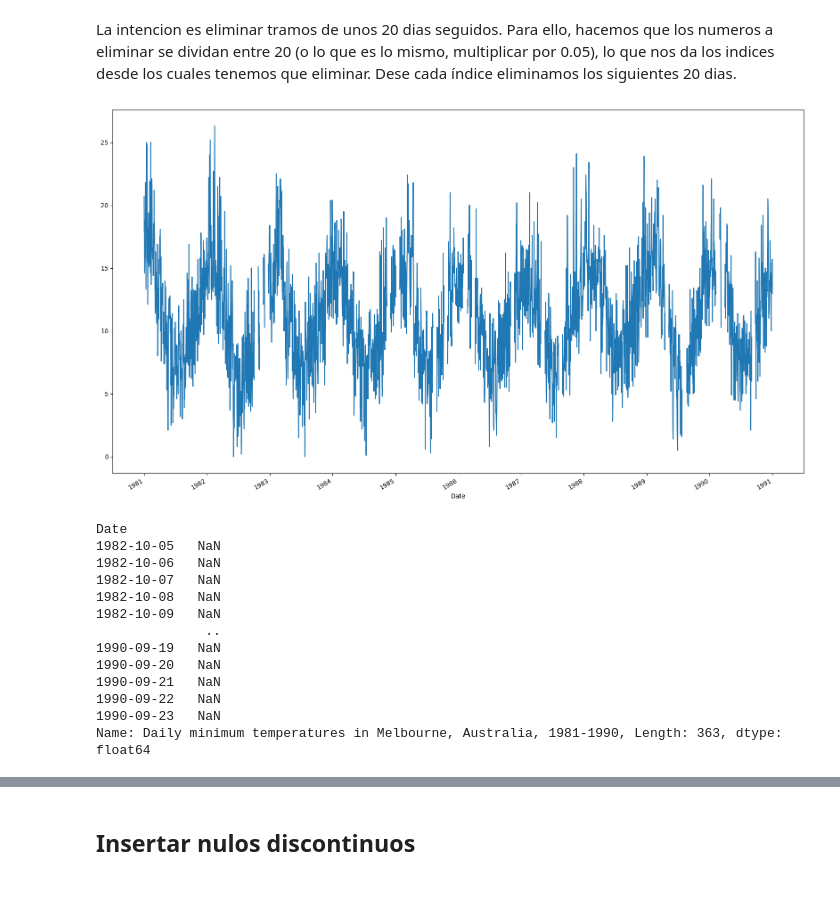
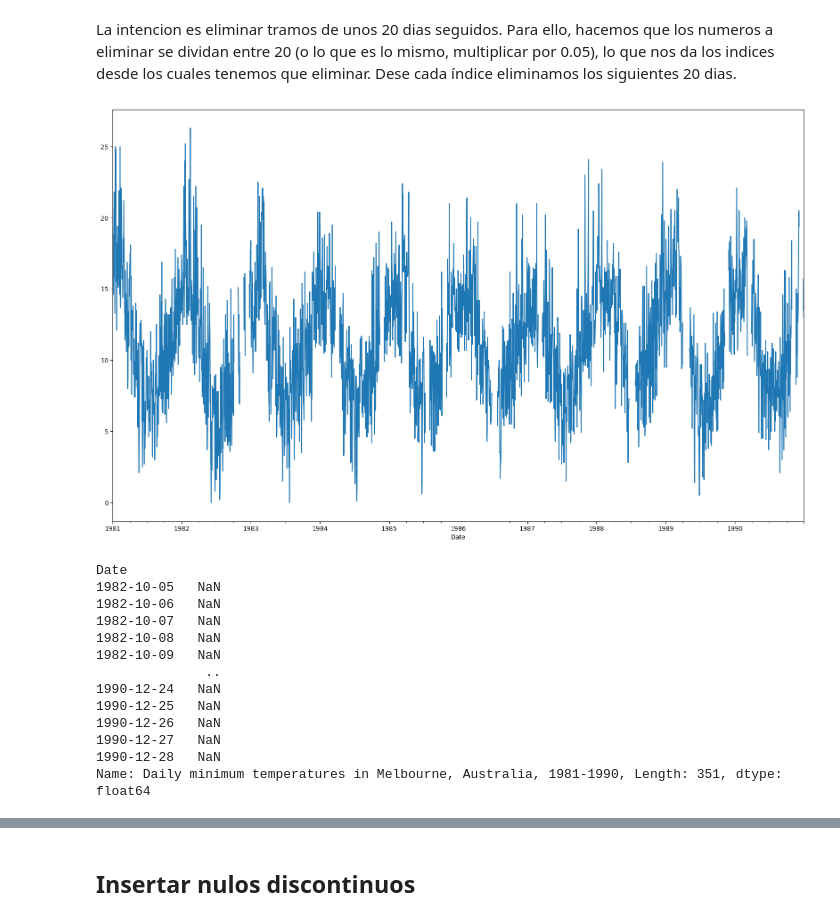
Before and after one commit to amangelluis/WorkspaceTFG, a Jupyter notebook: code/create_missing_values.ipynb, the cells around one changed output, grey strips where cells are left out. Saved outputs shown, nothing was run; the diff lists cells and outputs as text; code cells hidden in the pictures; blank space fills up the shorter version.

```diff
--- a/code/create_missing_values.ipynb
+++ b/code/create_missing_values.ipynb
@@ -44,0 +47,3 @@ dataframe.isnull().melt().pipe(lambda df: (sns.displot(data=df, y='variable', hu
+# %%
+series = series.resample('D').mean()
+series[series.isna()]
@@ -87,20 +95,25 @@ La intencion es eliminar tramos de unos 20 dias seguidos. Para ello, hacemos que
 # %%
 np.random.seed(27) # para tener resultados repetibles
 porcentaje = 0.1
 divisiones = 0.05
 
 serie_nulos_seguidos = series.copy()
 
 n_eliminar = int(len(series) * porcentaje)
 
 indices_a_eliminar = np.random.choice(series.index, size=round(n_eliminar*divisiones), replace=False)
 
 for i in range (0, len(indices_a_eliminar)):
-    serie_nulos_seguidos.iloc[serie_nulos_seguidos.index.get_loc(indices_a_eliminar[i]):serie_nulos_seguidos.index.get_loc(indices_a_eliminar[i])+int(1/divisiones)+1] = np.nan
+    inicio = serie_nulos_seguidos.index.get_loc(indices_a_eliminar[i])
+    final = serie_nulos_seguidos.index.get_loc(indices_a_eliminar[i])+int(1/divisiones)+1
+    if final >= len(serie_nulos_seguidos):
+        inicio -= int(1/divisiones)+1
+        final -= int(1/divisiones)+1
+    serie_nulos_seguidos.iloc[inicio:final] = np.nan
 serie_nulos_seguidos.plot(figsize=(20,12))
 plt.show()
 # %% [output]
-[figure, old version]
+[figure, new version]
 # %%
 serie_nulos_seguidos[serie_nulos_seguidos.isna()]
 # %% [output]
@@ -111,9 +124,9 @@ Date
 1982-10-08   NaN
 1982-10-09   NaN
               ..
-1990-09-19   NaN
-1990-09-20   NaN
-1990-09-21   NaN
-1990-09-22   NaN
-1990-09-23   NaN
-Name: Daily minimum temperatures in Melbourne, Australia, 1981-1990, Length: 363, dtype: float64
+1990-12-24   NaN
+1990-12-25   NaN
+1990-12-26   NaN
+1990-12-27   NaN
+1990-12-28   NaN
+Name: Daily minimum temperatures in Melbourne, Australia, 1981-1990, Length: 351, dtype: float64
```
Also changed, not shown: parts of 17 cells of this notebook.
